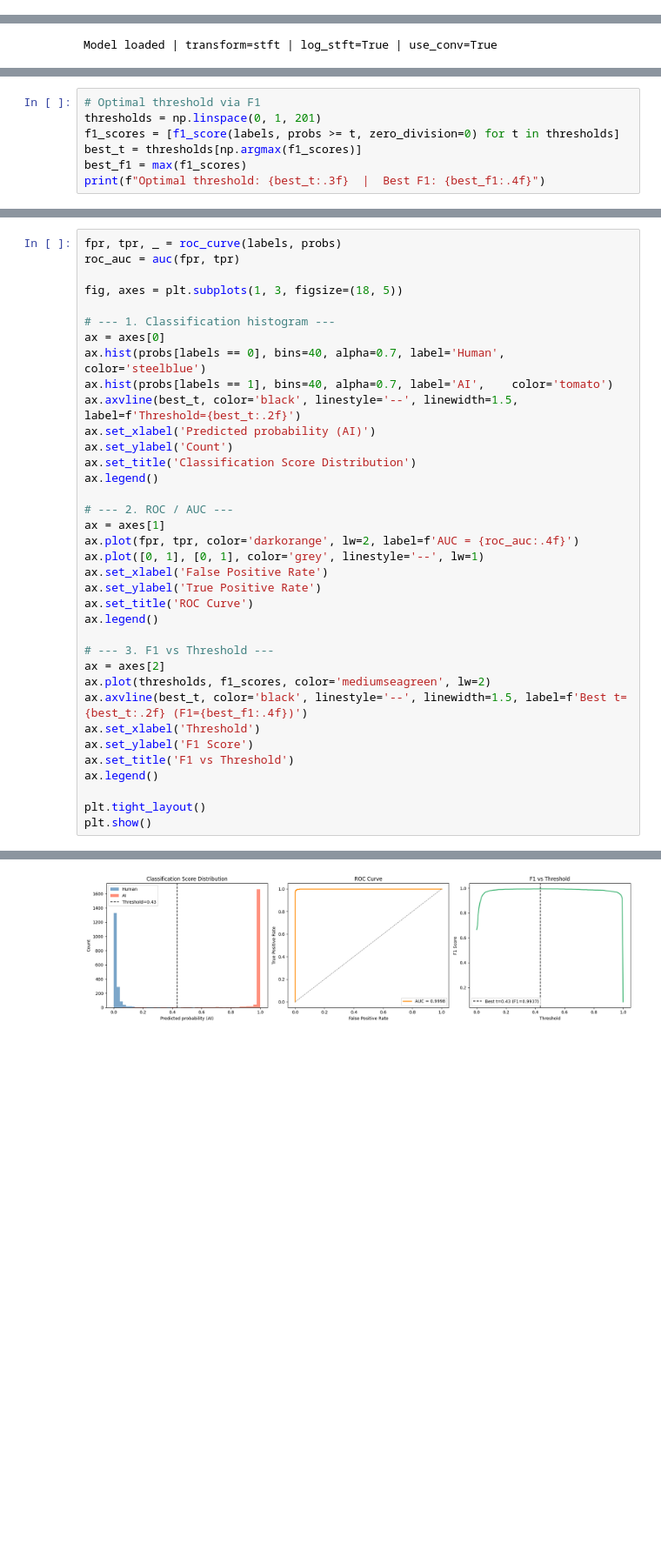
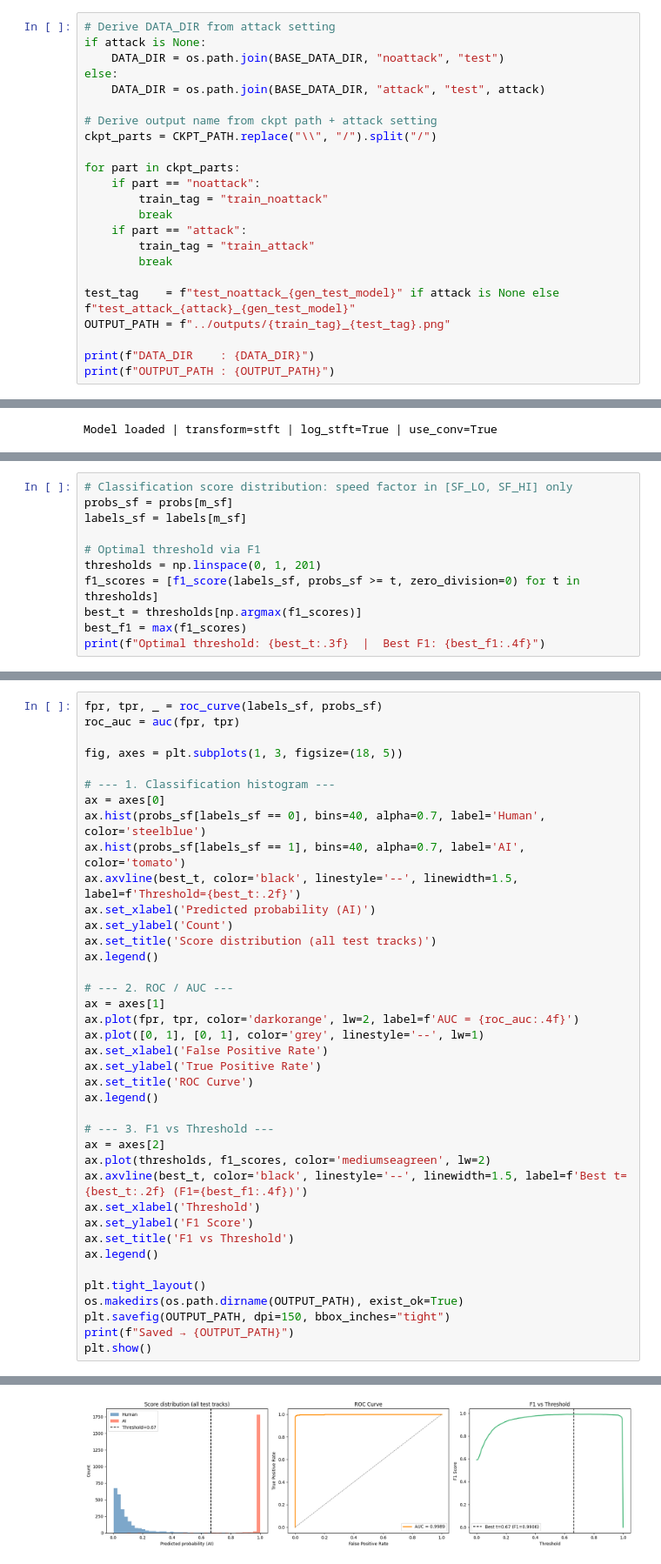
Before and after one commit to thomas0barand/robust-deepfake-detector, a Jupyter notebook: scripts/results.ipynb, the cells around one changed output, grey strips where cells are left out. Shown at 87% size. Saved outputs shown, nothing was run; the diff lists cells and outputs as text; blank space fills up the shorter version.

```diff
--- a/scripts/results.ipynb
+++ b/scripts/results.ipynb
@@ -16,0 +27,23 @@ SEED      = 42
+# %%
+# Derive DATA_DIR from attack setting
+if attack is None:
+    DATA_DIR = os.path.join(BASE_DATA_DIR, "noattack", "test")
+else:
+    DATA_DIR = os.path.join(BASE_DATA_DIR, "attack", "test", attack)
+
+# Derive output name from ckpt path + attack setting
+ckpt_parts = CKPT_PATH.replace("\\", "/").split("/")
+
+for part in ckpt_parts:
+    if part == "noattack":
+        train_tag = "train_noattack"
+        break
+    if part == "attack":
+        train_tag = "train_attack"
+        break
+
+test_tag    = f"test_noattack_{gen_test_model}" if attack is None else f"test_attack_{attack}_{gen_test_model}"
+OUTPUT_PATH = f"../outputs/{train_tag}_{test_tag}.png"
+
+print(f"DATA_DIR    : {DATA_DIR}")
+print(f"OUTPUT_PATH : {OUTPUT_PATH}")
@@ -98,7 +145,11 @@ Probs range: [0.002, 1.000]
 # %%
+# Classification score distribution: speed factor in [SF_LO, SF_HI] only
+probs_sf = probs[m_sf]
+labels_sf = labels[m_sf]
+
 # Optimal threshold via F1
 thresholds = np.linspace(0, 1, 201)
-f1_scores = [f1_score(labels, probs >= t, zero_division=0) for t in thresholds]
+f1_scores = [f1_score(labels_sf, probs_sf >= t, zero_division=0) for t in thresholds]
 best_t = thresholds[np.argmax(f1_scores)]
 best_f1 = max(f1_scores)
 print(f"Optimal threshold: {best_t:.3f}  |  Best F1: {best_f1:.4f}")
@@ -107,17 +158,17 @@ Optimal threshold: 0.435  |  Best F1: 0.9937
 # %%
-fpr, tpr, _ = roc_curve(labels, probs)
+fpr, tpr, _ = roc_curve(labels_sf, probs_sf)
 roc_auc = auc(fpr, tpr)
 
 fig, axes = plt.subplots(1, 3, figsize=(18, 5))
 
 # --- 1. Classification histogram ---
 ax = axes[0]
-ax.hist(probs[labels == 0], bins=40, alpha=0.7, label='Human', color='steelblue')
-ax.hist(probs[labels == 1], bins=40, alpha=0.7, label='AI',    color='tomato')
+ax.hist(probs_sf[labels_sf == 0], bins=40, alpha=0.7, label='Human', color='steelblue')
+ax.hist(probs_sf[labels_sf == 1], bins=40, alpha=0.7, label='AI',    color='tomato')
 ax.axvline(best_t, color='black', linestyle='--', linewidth=1.5, label=f'Threshold={best_t:.2f}')
 ax.set_xlabel('Predicted probability (AI)')
 ax.set_ylabel('Count')
-ax.set_title('Classification Score Distribution')
+ax.set_title('Score distribution (all test tracks)')
 ax.legend()
 
 # --- 2. ROC / AUC ---
@@ -139,5 +190,8 @@ ax.set_title('F1 vs Threshold')
 ax.legend()
 
 plt.tight_layout()
+os.makedirs(os.path.dirname(OUTPUT_PATH), exist_ok=True)
+plt.savefig(OUTPUT_PATH, dpi=150, bbox_inches="tight")
+print(f"Saved → {OUTPUT_PATH}")
 plt.show()
 # %% [output]
@@ -144 +199 @@ plt.show()
-[figure, old version]
+[figure, new version]
```
Also changed, not shown: parts of 10 cells of this notebook, 1 other file.
